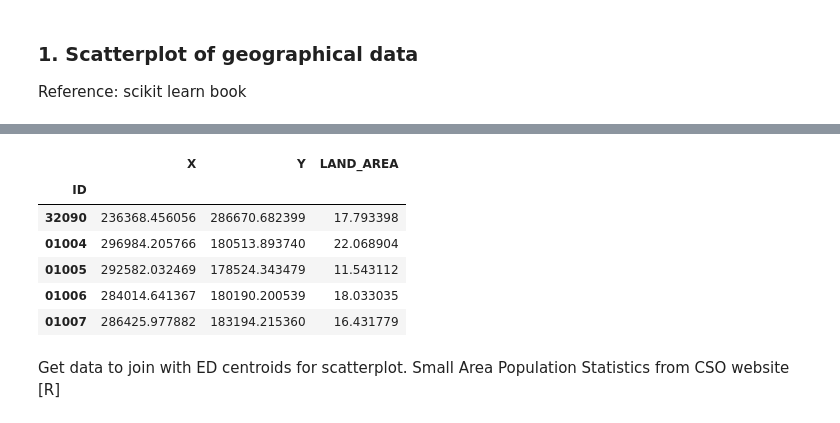
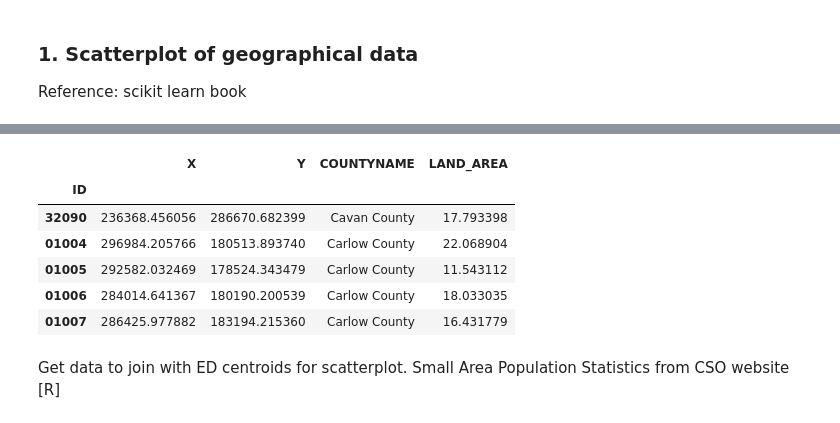
Before and after one commit to fod/fundamentals-data-analysis, a Jupyter notebook: pyplot.ipynb, the cells around one changed output, grey strips where cells are left out. Drawn from its saved outputs; the diff is of its cells as text; code cells hidden in the pictures.

```diff
--- a/pyplot.ipynb
+++ b/pyplot.ipynb
@@ -48,20 +48,20 @@ eds.head()
 # %%
 # Rename ED ID column to make it easier to join with other data
 eds['ID'] = eds['CSOED']
 # Set the dataframe index to be the ED ID column
 eds.set_index('ID', inplace=True)
 # Cull unnecessary columns
-eds = eds[['X', 'Y', 'LAND_AREA']]
+eds = eds[['X', 'Y', 'COUNTYNAME', 'LAND_AREA']]
 # Check the data
 eds.head()
 # %% [output]
-|  | X | Y | LAND_AREA |
-| ID |  |  |  |
-| 32090 | 236368.456056 | 286670.682399 | 17.793398 |
-| 01004 | 296984.205766 | 180513.893740 | 22.068904 |
-| 01005 | 292582.032469 | 178524.343479 | 11.543112 |
-| 01006 | 284014.641367 | 180190.200539 | 18.033035 |
-| 01007 | 286425.977882 | 183194.215360 | 16.431779 |
+|  | X | Y | COUNTYNAME | LAND_AREA |
+| ID |  |  |  |  |
+| 32090 | 236368.456056 | 286670.682399 | Cavan County | 17.793398 |
+| 01004 | 296984.205766 | 180513.893740 | Carlow County | 22.068904 |
+| 01005 | 292582.032469 | 178524.343479 | Carlow County | 11.543112 |
+| 01006 | 284014.641367 | 180190.200539 | Carlow County | 18.033035 |
+| 01007 | 286425.977882 | 183194.215360 | Carlow County | 16.431779 |
 # %% [markdown]
 Get data to join with ED centroids for scatterplot. Small Area Population Statistics from CSO website [R]
 # %%
```
Also changed, not shown: parts of 6 cells of this notebook, 1 other file.
